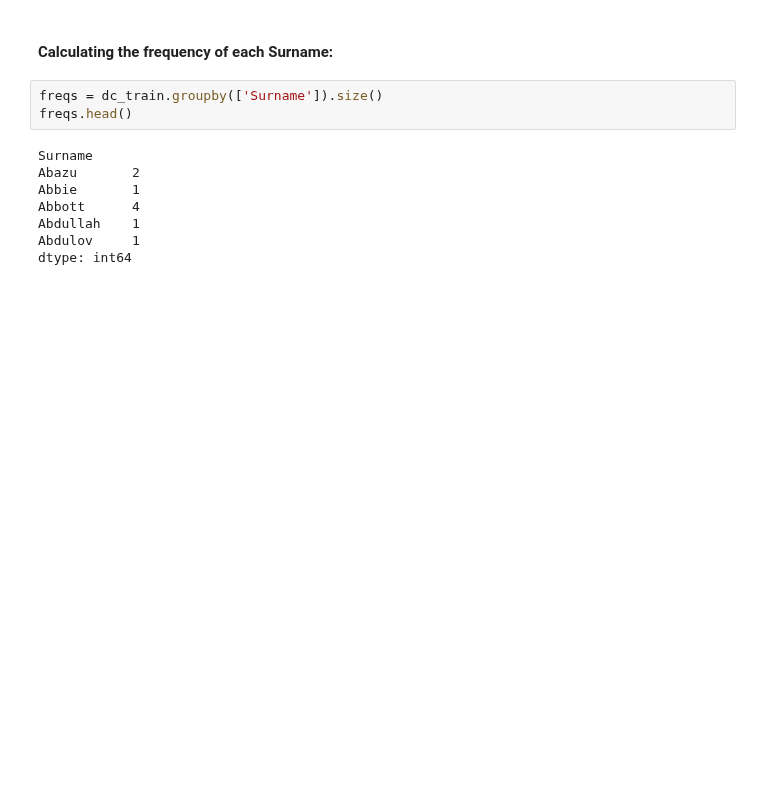
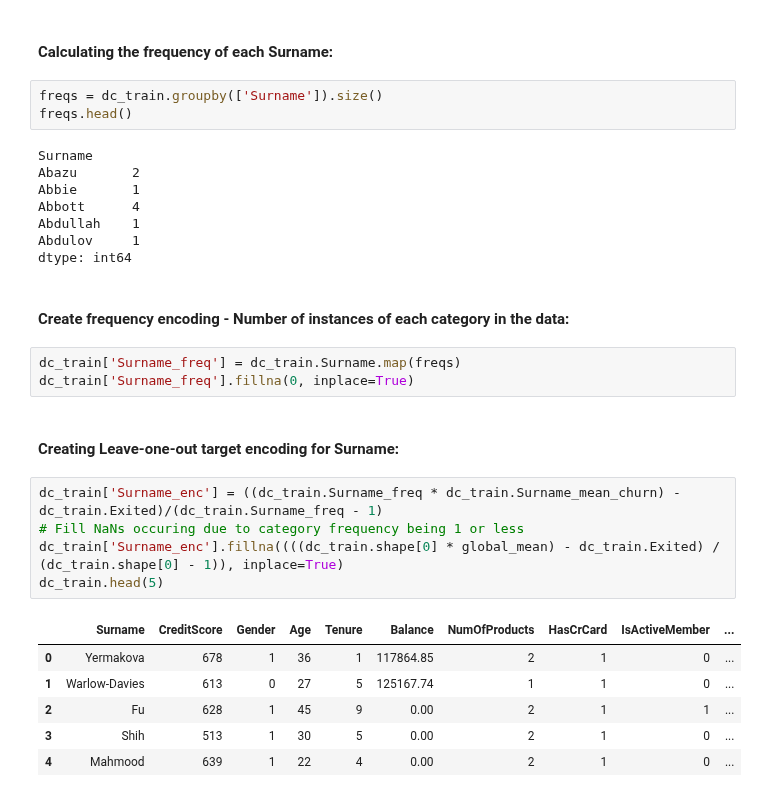
Before and after one commit to AmirMotefaker/Sales-Data-Analysis, a Jupyter notebook: Customer Churn Prediction/Customer Churn Prediction - Bank/Customer Churn Prediction - Bank.ipynb, the cells around one changed output. Saved outputs shown, nothing was run; the diff lists cells and outputs as text; blank space fills up the shorter version.

Commit message:
Creating Leave-one-out target encoding for Surname

```diff
--- a/Customer Churn Prediction/Customer Churn Prediction - Bank/Customer Churn Prediction - Bank.ipynb
+++ b/Customer Churn Prediction/Customer Churn Prediction - Bank/Customer Churn Prediction - Bank.ipynb
@@ -383,3 +383,22 @@ Abbott      4
 Abdullah    1
 Abdulov     1
 dtype: int64
+# %% [markdown]
+#### Create frequency encoding - Number of instances of each category in the data:
+# %%
+dc_train['Surname_freq'] = dc_train.Surname.map(freqs)
+dc_train['Surname_freq'].fillna(0, inplace=True)
+# %% [markdown]
+#### Creating Leave-one-out target encoding for Surname:
+# %%
+dc_train['Surname_enc'] = ((dc_train.Surname_freq * dc_train.Surname_mean_churn) - dc_train.Exited)/(dc_train.Surname_freq - 1)
+# Fill NaNs occuring due to category frequency being 1 or less
+dc_train['Surname_enc'].fillna((((dc_train.shape[0] * global_mean) - dc_train.Exited) / (dc_train.shape[0] - 1)), inplace=True)
+dc_train.head(5)
+# %% [output]
+|  | Surname | CreditScore | Gender | Age | Tenure | Balance | NumOfProducts | HasCrCard | IsActiveMember | ... |
+| 0 | Yermakova | 678 | 1 | 36 | 1 | 117864.85 | 2 | 1 | 0 | ... |
+| 1 | Warlow-Davies | 613 | 0 | 27 | 5 | 125167.74 | 1 | 1 | 0 | ... |
+| 2 | Fu | 628 | 1 | 45 | 9 | 0.00 | 2 | 1 | 1 | ... |
+| 3 | Shih | 513 | 1 | 30 | 5 | 0.00 | 2 | 1 | 0 | ... |
+| 4 | Mahmood | 639 | 1 | 22 | 4 | 0.00 | 2 | 1 | 0 | ... |
```
